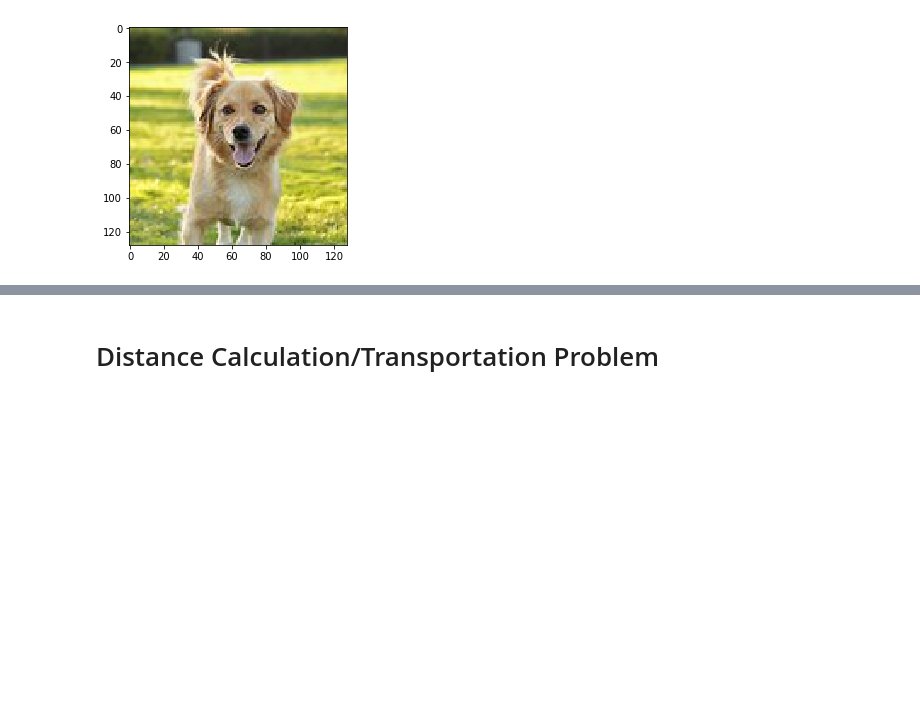
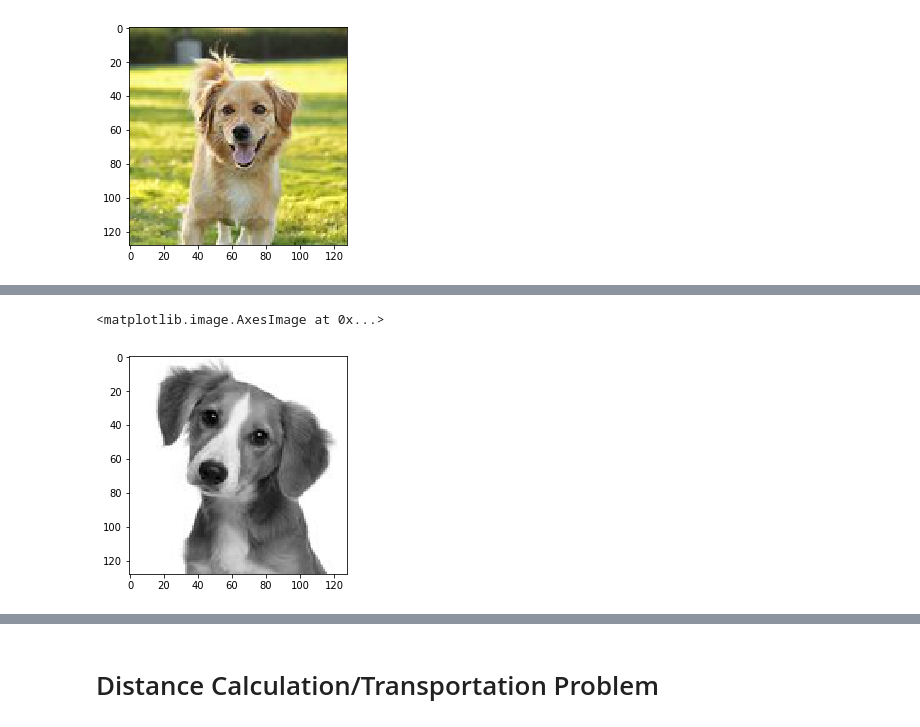
Before and after one commit to dorianHe/wasserstein_distance, a Jupyter notebook: wasserstein_distance.ipynb, the cells around one changed output, grey strips where cells are left out. Cells and saved outputs as stored; diff of their text form; code cells hidden in the pictures; blank space fills up the shorter version.

```diff
--- a/wasserstein_distance.ipynb
+++ b/wasserstein_distance.ipynb
@@ -101,0 +44,9 @@ norm_signature_two = normalization(signature_two)
+# %%
+gray_one = cv2.cvtColor(img_one, cv2.COLOR_BGR2GRAY)
+gray_two = cv2.cvtColor(img_two, cv2.COLOR_BGR2GRAY)
+gray_three = cv2.cvtColor(img_three, cv2.COLOR_BGR2GRAY)
+# %%
+plt.imshow(gray_one, cmap='gray')
+# %% [output]
+<matplotlib.image.AxesImage at 0x...>
+[figure, added]
```
Also changed, not shown: parts of 50 cells of this notebook, 1 other file.
